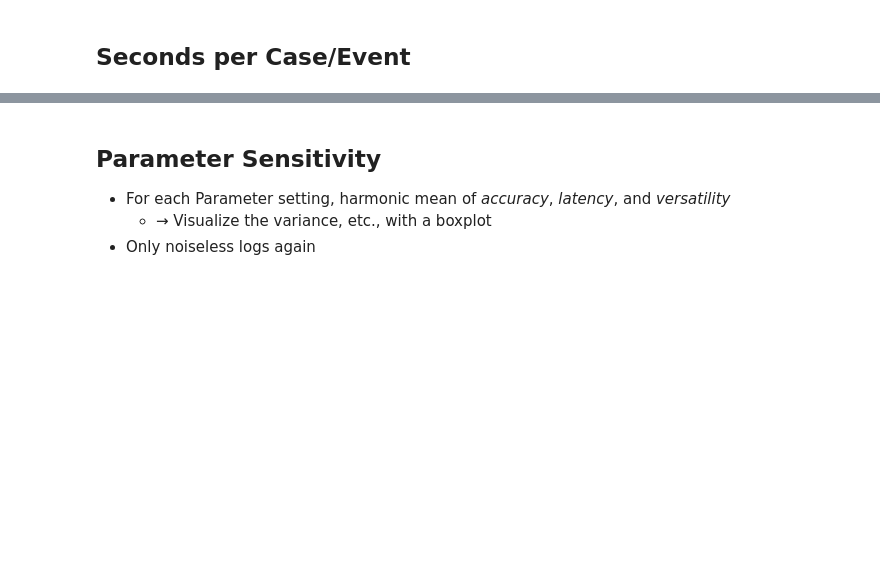
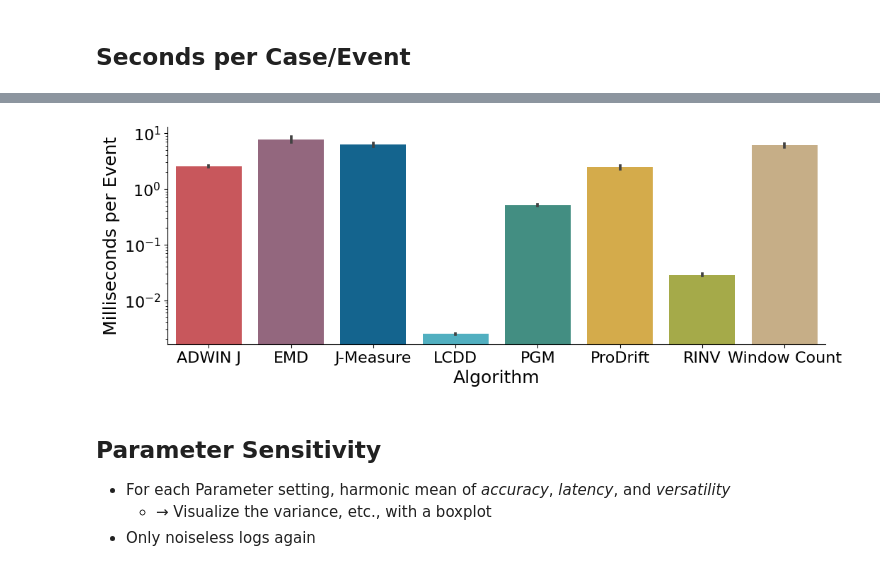
Before and after one commit to cpitsch/cdrift-evaluation, a Jupyter notebook: evaluate_results.ipynb, the cells around one changed output, grey strips where cells are left out. Drawn from its saved outputs; the diff is of its cells as text; code cells hidden in the pictures; blank space fills up the shorter version.

```diff
--- a/evaluate_results.ipynb
+++ b/evaluate_results.ipynb
@@ -860,3 +906,21 @@ Window Count: 0.011056380640198656 seconds per event, (0.011)
+# %%
+ax = plt.subplots(figsize=(17, 4))
+
+ax = sns.barplot(x="Algorithm", y="Milliseconds per Event", data=df_seconds, palette = palette, order=ALPHA_SORT_NAMES)
+ax.figure.set_size_inches(12, 4)
+ax.spines.right.set_visible(False)
+ax.spines.top.set_visible(False)
+ax.tick_params(labelsize=16)
+ax.set_xlabel(ax.get_xlabel(), size = 18)
+ax.set_ylabel(ax.get_ylabel(), size = 18)
+ax.set_yscale("log")
+plt.ylabel("Milliseconds per Event")
+
+if not os.path.exists(f"{OUT_PATH}/Scalability{LAG_WINDOW}"):
+    os.makedirs(f"{OUT_PATH}/Scalability{LAG_WINDOW}")
+plt.savefig(f"{OUT_PATH}/Scalability{LAG_WINDOW}/scalability_mseconds_per_event_barplot.pdf", bbox_inches="tight", format="pdf")
+# %% [output]
+[figure, added]
 # %% [markdown]
 ## Parameter Sensitivity
 - For each Parameter setting, harmonic mean of *accuracy*, *latency*, and *versatility*
```
Also changed, not shown: parts of 22 cells of this notebook, 21 other files.
